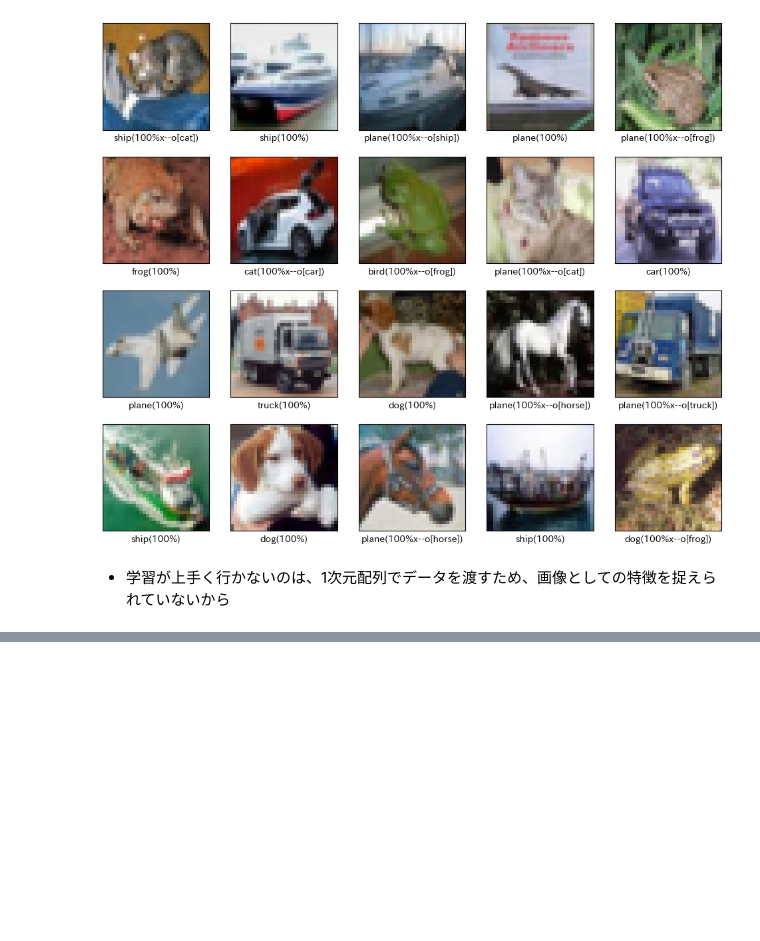
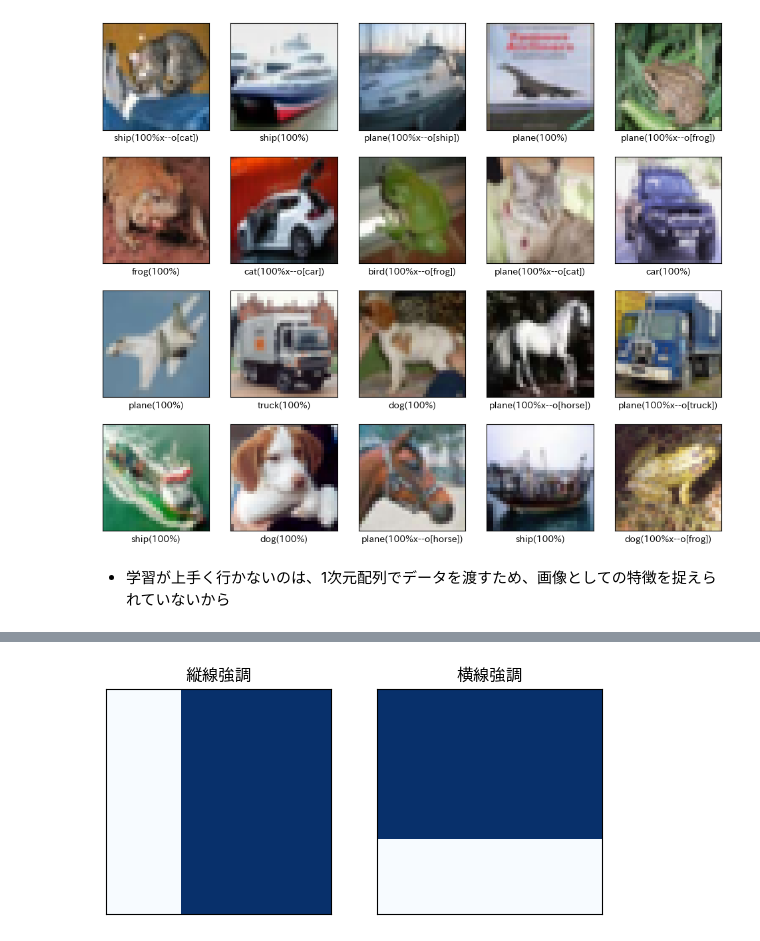
Before and after one commit to naorex/Python3rdGrade_Deep_Learning_Beginner, a Jupyter notebook: Chapter05_CNNで学習.ipynb, the cells around one changed output, grey strips where cells are left out. Cells and saved outputs as stored; diff of their text form; code cells hidden in the pictures; blank space fills up the shorter version.

```diff
--- a/Chapter05_CNNで学習.ipynb
+++ b/Chapter05_CNNで学習.ipynb
@@ -144,0 +207,28 @@ plt.show()
+# %%
+# 畳み込み層のフィルタ演算を行う
+## 縦線強調と横線強調のフィルタを行う
+fV = np.array([
+    [-2,1,1],
+    [-2,1,1],
+    [-2,1,1]
+])
+
+fH = np.array([
+    [1,1,1],
+    [1,1,1],
+    [-2,-2,-2]
+])
+
+for i in range(2):
+    plt.subplot(1,2,i+1)
+    if i == 0:
+        plt.imshow(fV, cmap="Blues")
+        plt.title("縦線強調")
+    else:
+        plt.imshow(fH, cmap="Blues")
+        plt.title("横線強調")
+    plt.xticks([])
+    plt.yticks([])
+plt.show()
+# %% [output]
+[figure, added]
```
Also changed, not shown: parts of 2 cells of this notebook.
